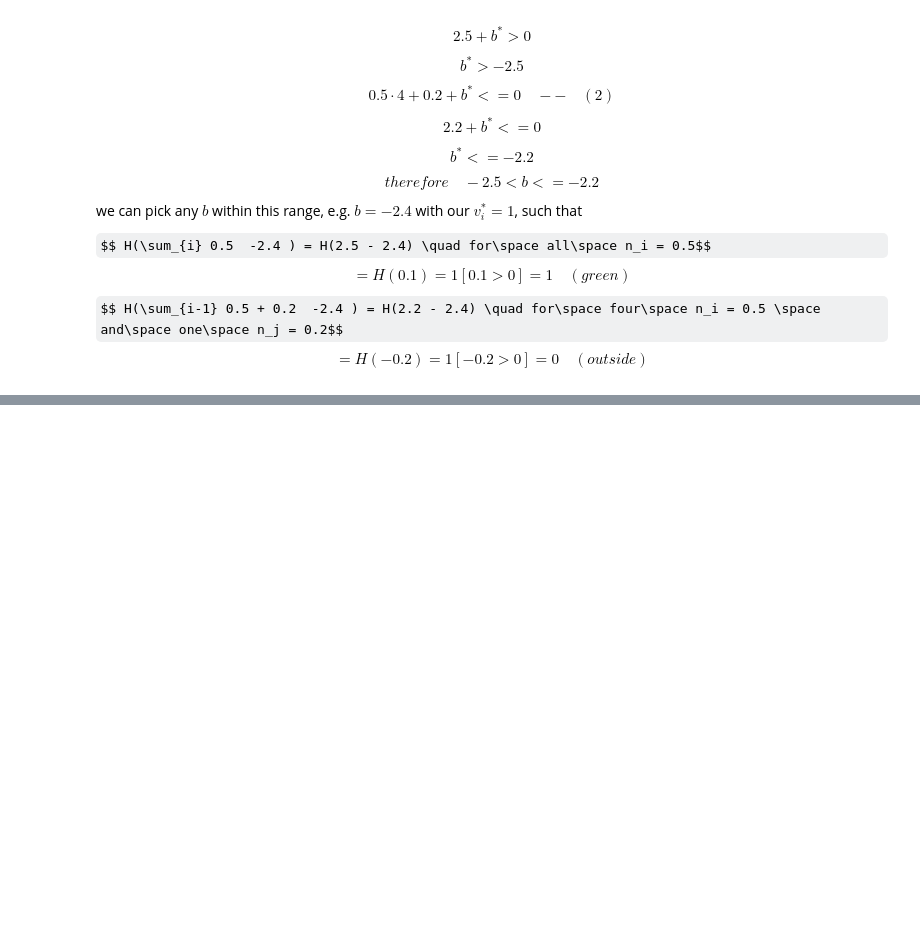
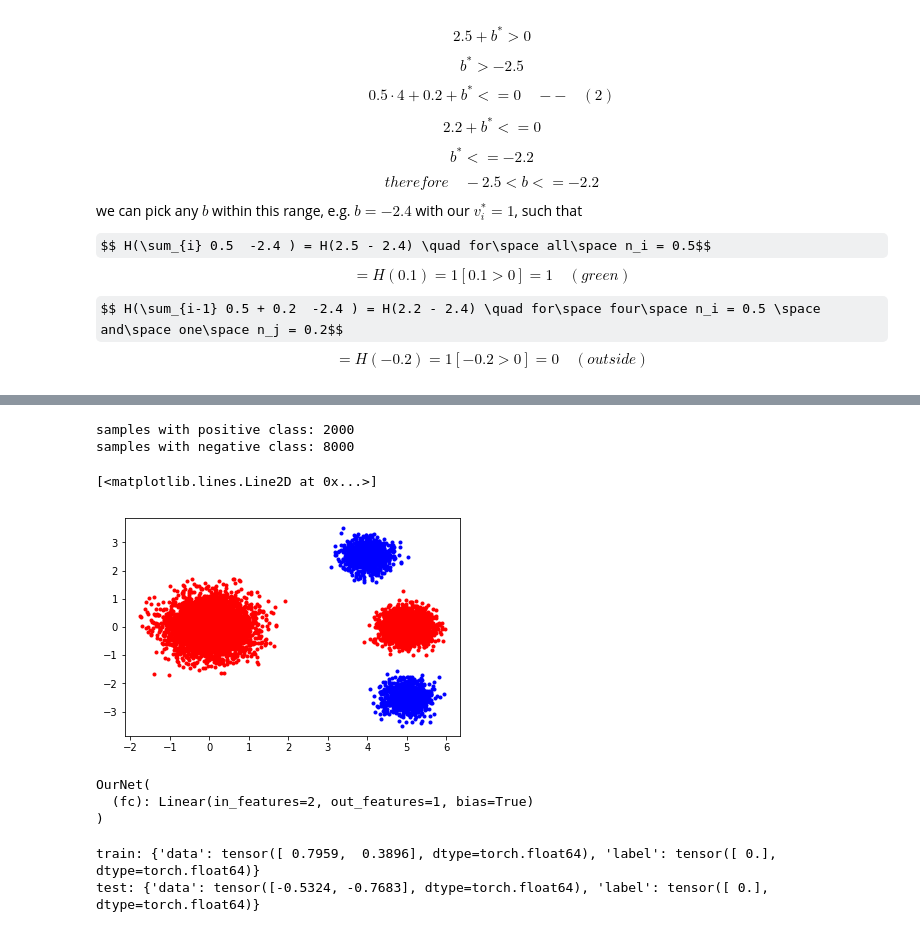
Before and after one commit to ghosalya/arti-intel, a Jupyter notebook: week4/Homework 4.ipynb, the cells around one changed output, grey strips where cells are left out. Saved outputs shown, nothing was run; the diff lists cells and outputs as text; code cells hidden in the pictures; some formulas as TeX source; blank space fills up the shorter version.

```diff
--- a/week4/Homework 4.ipynb
+++ b/week4/Homework 4.ipynb
@@ -146,0 +327,53 @@ $$ = H(-0.2) = 1[-0.2 > 0] = 0 \quad (outside)$$
+# %%
+from hw4_code2 import *
+import numpy as np
+
+data, label = from_text('samplestr.txt')
+true_mask = label.reshape((-1)).astype(bool)
+false_mask = (1-label).reshape((-1)).astype(bool)
+
+data_true = np.transpose(data[true_mask])
+data_false = np.transpose(data[false_mask])
+
+print('samples with positive class:', len(data_true[0]),
+      '\nsamples with negative class:', len(data_false[0]))
+
+plt.plot(data_true[0], data_true[1], '.b')
+plt.plot(data_false[0], data_false[1], '.r')
+# %% [output]
+samples with positive class: 2000
+samples with negative class: 8000
+[<matplotlib.lines.Line2D at 0x...>]
+[figure, added]
+# %%
+'''
+Creating a new Neural Network
+'''
+from torch import nn
+import torch.nn.functional as F
+
+class OurNet(nn.Module):
+    def __init__(self):
+        super(OurNet, self).__init__()
+        self.fc = nn.Linear(2, 1)
+
+    def forward(self, x):
+        x = F.relu(self.fc(x))
+        return x
+
+our_net = OurNet()
+print(our_net)
+# %% [output]
+OurNet(
+  (fc): Linear(in_features=2, out_features=1, bias=True)
+)
+# %%
+# testing the Dataset subclass from hw4_code2
+
+train_set = ImbaDataset('.', mode='train')
+print('train:',train_set[2])
+test_set = ImbaDataset('.', mode='test')
+print('test:', test_set[2])
+# %% [output]
+train: {'data': tensor([ 0.7959,  0.3896], dtype=torch.float64), 'label': tensor([ 0.], dtype=torch.float64)}
+test: {'data': tensor([-0.5324, -0.7683], dtype=torch.float64), 'label': tensor([ 0.], dtype=torch.float64)}
```
Also changed, not shown: parts of 17 cells of this notebook, 6 other files.
